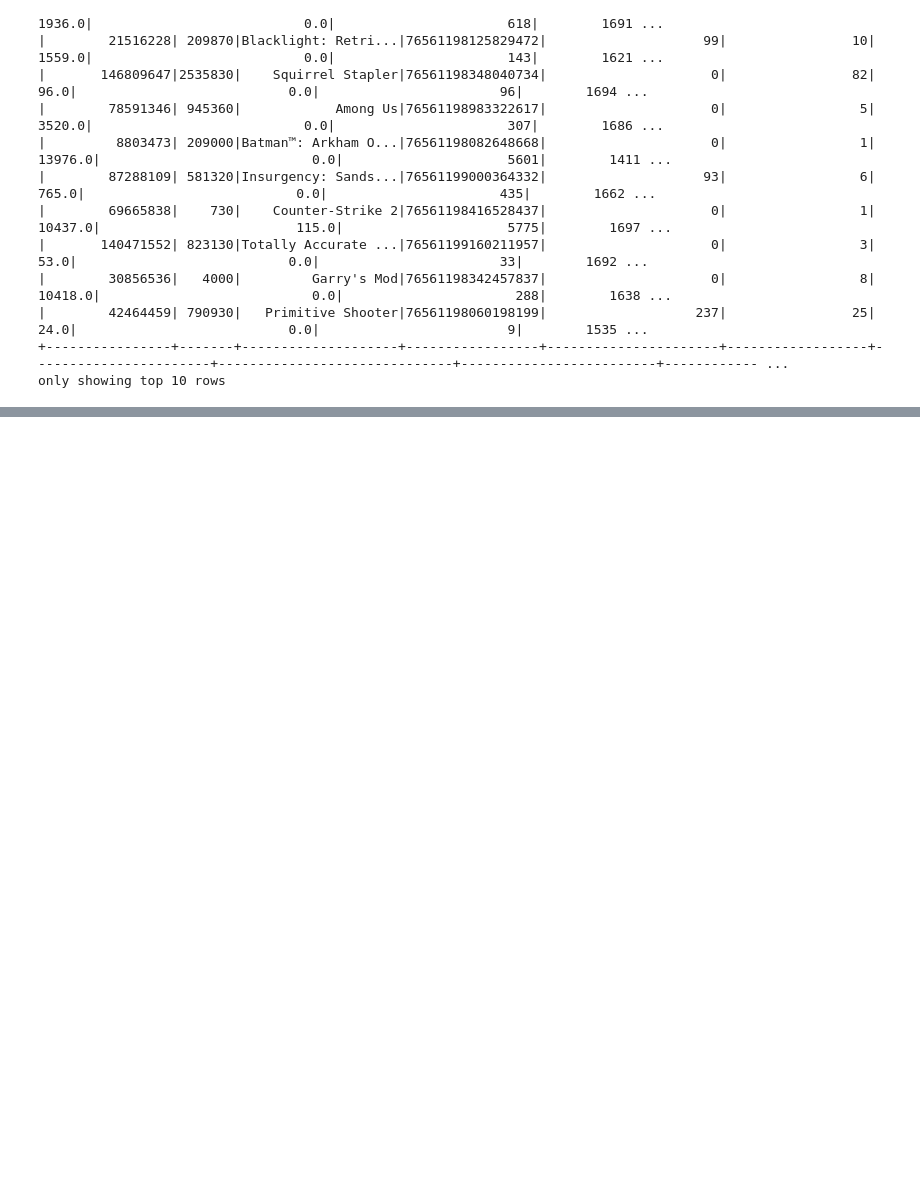
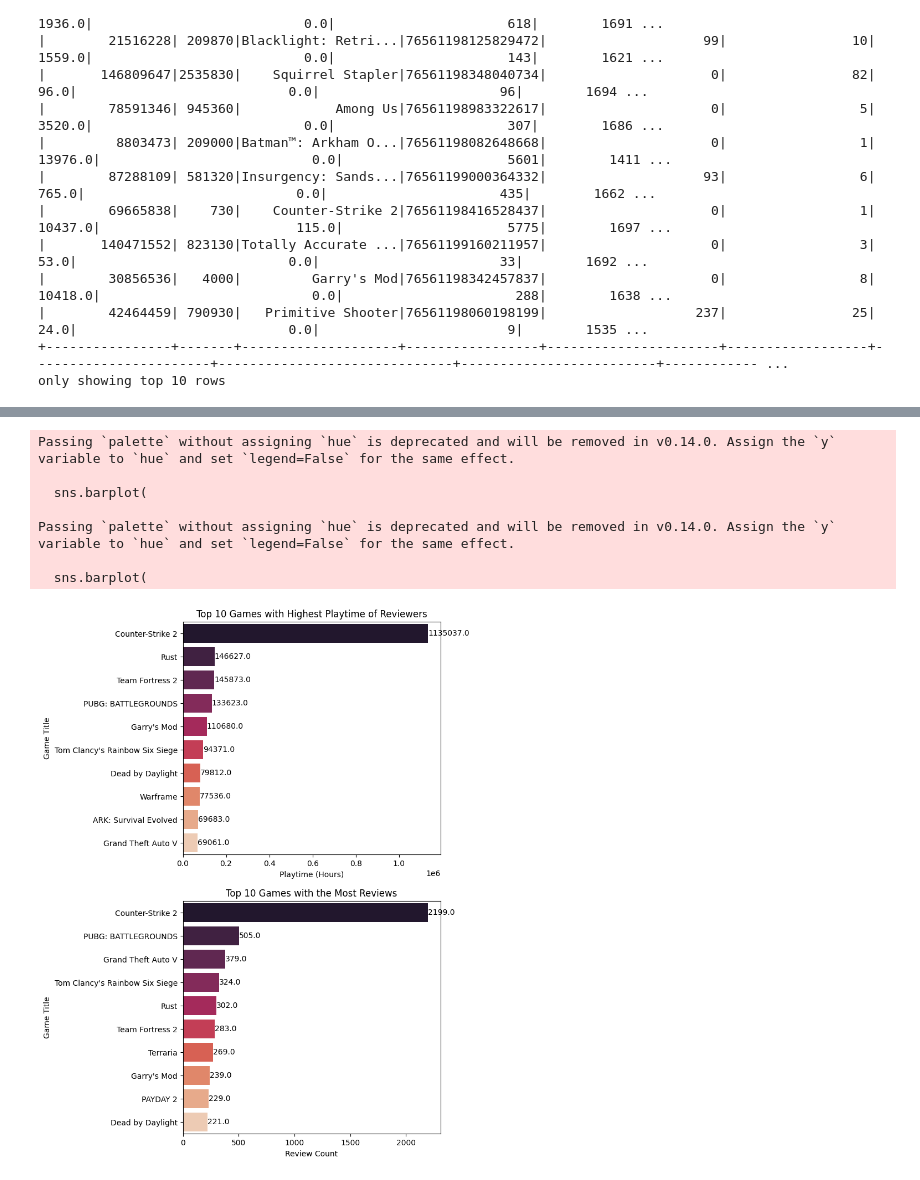
Before and after one commit to k-phantastic/Steam_Review_Analysis, a Jupyter notebook: 232_subset.ipynb, the cells around one changed output, grey strips where cells are left out. Cells and saved outputs as stored; diff of their text form; code cells hidden in the pictures; blank space fills up the shorter version.

Commit message:
Completed initial visualizations

```diff
--- a/232_subset.ipynb
+++ b/232_subset.ipynb
@@ -164,0 +191,12 @@ only showing top 20 rows
+# %%
+# Bar graph which games have the most play time (of reviews)
+
+# Looking to represent playtime statistics for each game
+
+total_playtimes = (
+    df_cleaned.groupBy("game")
+    .agg(F.sum("author_playtime_at_review").alias("Total Reviewer Playtime (At time of review)"), F.count("*").alias("Review Count"))
+    .withColumn("Average Playtime Per Review", F.round(F.col("Total Reviewer Playtime (At time of review)") / F.col("Review Count")))
+)
+
+total_playtimes.show()
@@ -164,0 +221,4 @@ only showing top 20 rows
+# %%
+# Conversion of aggregated table to Pandas for visualization
+top_10_reviewer_playtimes_df = total_playtimes.orderBy(F.col("Total Reviewer Playtime (At time of review)").desc()).limit(10).toPandas()
+top_10_review_count_df = total_playtimes.orderBy(F.col("Review Count").desc()).limit(10).toPandas()
@@ -164,0 +253,44 @@ only showing top 20 rows
+# %%
+# Bargraph of top 10 games with the most total playtime per reviewer, top 10 games with most reviews
+# Omitting stats on average playtime per review as would be skewed towards games with fewer reviews
+
+fig, axes = plt.subplots(2,1,figsize = (6,12))
+
+# Plot 1: Top 10 games with the most total playtime per reviewer
+sns.barplot(
+    y = top_10_reviewer_playtimes_df["game"],
+    x = top_10_reviewer_playtimes_df["Total Reviewer Playtime (At time of review)"],
+    ax = axes[0],
+    palette = "rocket",
+    orient = "h"
+)
+axes[0].set_title("Top 10 Games with Highest Playtime of Reviewers")
+axes[0].set_ylabel("Game Title")
+axes[0].set_xlabel("Playtime (Hours)")
+for container in axes[0].containers:
+  axes[0].bar_label(container, fmt='%.1f')
+
+# Plot 2: Top 10 games with most reviews
+sns.barplot(
+    y = top_10_review_count_df["game"],
+    x = top_10_review_count_df["Review Count"],
+    ax = axes[1],
+    palette = "rocket",
+    orient = "h"
+)
+axes[1].set_title("Top 10 Games with the Most Reviews")
+axes[1].set_ylabel("Game Title")
+axes[1].set_xlabel("Review Count")
+for container in axes[1].containers:
+  axes[1].bar_label(container, fmt='%.1f')
+
+plt.show()
+# %% [output]
+Passing `palette` without assigning `hue` is deprecated and will be removed in v0.14.0. Assign the `y` variable to `hue` and set `legend=False` for the same effect.
+
+  sns.barplot(
+
+Passing `palette` without assigning `hue` is deprecated and will be removed in v0.14.0. Assign the `y` variable to `hue` and set `legend=False` for the same effect.
+
+  sns.barplot(
+[figure, added]
```
Also changed, not shown: parts of 13 cells of this notebook, 1 other file.
